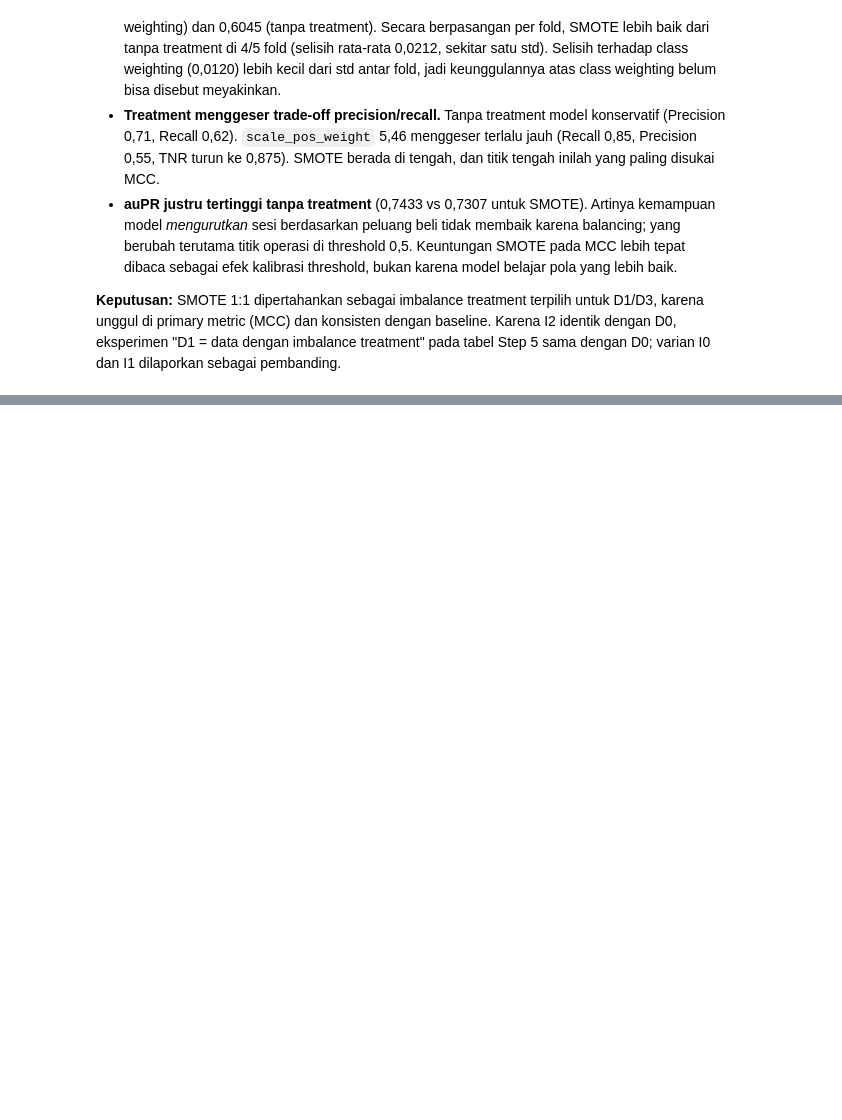
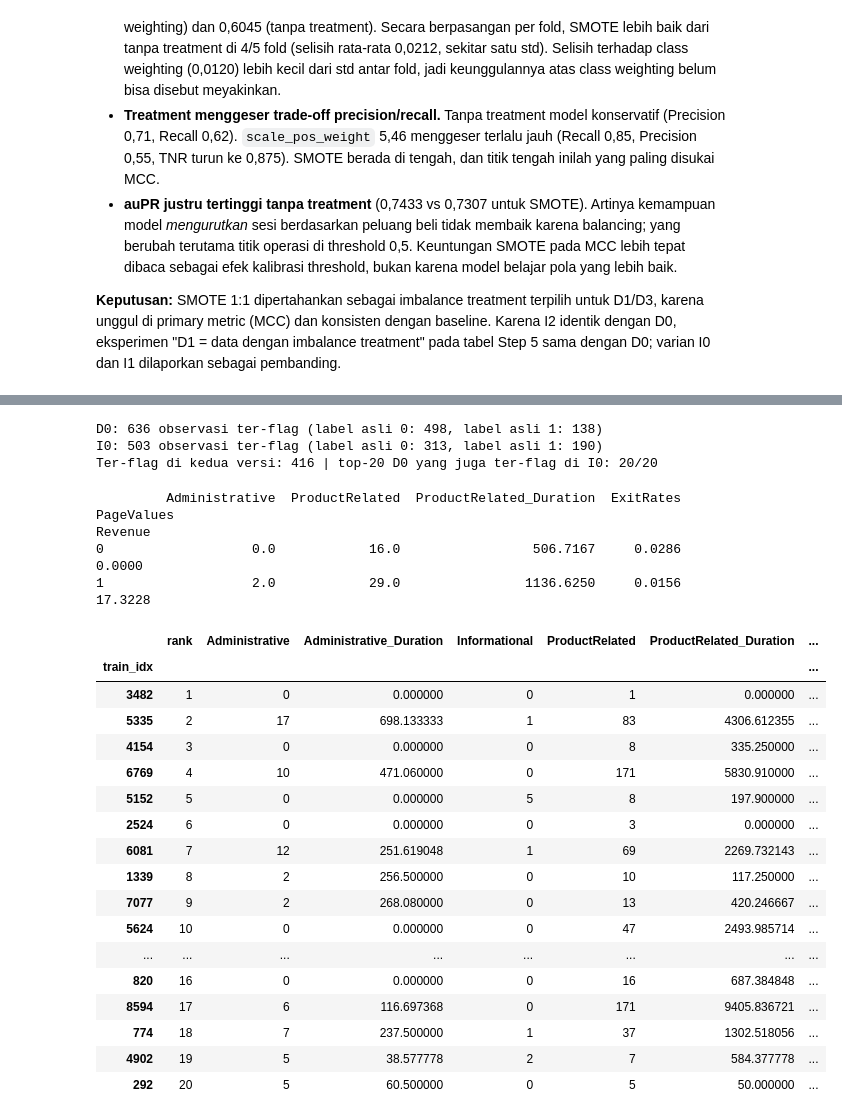
Before and after one commit to vickymahfudy/tugas-data-science, a Jupyter notebook: notebooks/07_data_centric.ipynb, the cells around one changed output, grey strips where cells are left out. Saved outputs shown, nothing was run; the diff lists cells and outputs as text; code cells hidden in the pictures; blank space fills up the shorter version.

Commit message:
Tugas 4 Step 4: Cleanlab label review top-20 (11 keep, 2 remove, 7 unresolved)

```diff
--- a/notebooks/07_data_centric.ipynb
+++ b/notebooks/07_data_centric.ipynb
@@ -309,0 +322,64 @@ imbalance treatment" pada tabel Step 5 sama dengan D0; varian I0 dan I1 dilapork
+# %%
+from sklearn.model_selection import cross_val_predict
+from cleanlab.filter import find_label_issues
+from cleanlab.rank import get_label_quality_scores
+
+yv = y.values
+pp = {name: cross_val_predict(build_pipeline(xgb, use_smote=s), X, y, cv=get_cv(), method='predict_proba')
+      for name, s in [('D0', True), ('I0', False)]}
+
+issues_idx, quality = {}, {}
+for name, p in pp.items():
+    issues_idx[name] = find_label_issues(yv, p, return_indices_ranked_by='self_confidence', n_jobs=1)
+    quality[name] = get_label_quality_scores(yv, p)
+    flagged = issues_idx[name]
+    print(f'{name}: {len(flagged)} observasi ter-flag '
+          f'(label asli 0: {(yv[flagged] == 0).sum()}, label asli 1: {(yv[flagged] == 1).sum()})')
+
+both = set(issues_idx['D0']) & set(issues_idx['I0'])
+top20 = issues_idx['D0'][:20]
+print(f'Ter-flag di kedua versi: {len(both)} | top-20 D0 yang juga ter-flag di I0: {sum(i in both for i in top20)}/20')
+# %% [output]
+D0: 636 observasi ter-flag (label asli 0: 498, label asli 1: 138)
+I0: 503 observasi ter-flag (label asli 0: 313, label asli 1: 190)
+Ter-flag di kedua versi: 416 | top-20 D0 yang juga ter-flag di I0: 20/20
+# %%
+# Profil pembanding: median sesi pembeli vs non-pembeli di data train
+prof_cols = ['Administrative', 'ProductRelated', 'ProductRelated_Duration', 'ExitRates', 'PageValues']
+print(d.groupby('Revenue')[prof_cols].median().round(4))
+
+show_cols = ['Administrative', 'Administrative_Duration', 'Informational', 'ProductRelated',
+             'ProductRelated_Duration', 'BounceRates', 'ExitRates', 'PageValues', 'Month',
+             'VisitorType', 'TrafficType', 'Browser', 'OperatingSystems']
+review = d.loc[top20, show_cols + ['Revenue']].copy()
+review.insert(0, 'rank', range(1, 21))
+review['oof_p1_D0'] = pp['D0'][top20, 1].round(3)
+review['oof_p1_I0'] = pp['I0'][top20, 1].round(3)
+review['pred_D0'] = (review['oof_p1_D0'] >= 0.5).astype(int)
+review['quality_D0'] = quality['D0'][top20].round(4)
+review['flag_I0'] = [i in both for i in top20]
+review.index.name = 'train_idx'
+review
+# %% [output]
+         Administrative  ProductRelated  ProductRelated_Duration  ExitRates  PageValues
+Revenue
+0                   0.0            16.0                 506.7167     0.0286      0.0000
+1                   2.0            29.0                1136.6250     0.0156     17.3228
+|  | rank | Administrative | Administrative_Duration | Informational | ProductRelated | ProductRelated_Duration | ... |
+| train_idx |  |  |  |  |  |  | ... |
+| 3482 | 1 | 0 | 0.000000 | 0 | 1 | 0.000000 | ... |
+| 5335 | 2 | 17 | 698.133333 | 1 | 83 | 4306.612355 | ... |
+| 4154 | 3 | 0 | 0.000000 | 0 | 8 | 335.250000 | ... |
+| 6769 | 4 | 10 | 471.060000 | 0 | 171 | 5830.910000 | ... |
+| 5152 | 5 | 0 | 0.000000 | 5 | 8 | 197.900000 | ... |
+| 2524 | 6 | 0 | 0.000000 | 0 | 3 | 0.000000 | ... |
+| 6081 | 7 | 12 | 251.619048 | 1 | 69 | 2269.732143 | ... |
+| 1339 | 8 | 2 | 256.500000 | 0 | 10 | 117.250000 | ... |
+| 7077 | 9 | 2 | 268.080000 | 0 | 13 | 420.246667 | ... |
+| 5624 | 10 | 0 | 0.000000 | 0 | 47 | 2493.985714 | ... |
+| ... | ... | ... | ... | ... | ... | ... | ... |
+| 820 | 16 | 0 | 0.000000 | 0 | 16 | 687.384848 | ... |
+| 8594 | 17 | 6 | 116.697368 | 0 | 171 | 9405.836721 | ... |
+| 774 | 18 | 7 | 237.500000 | 1 | 37 | 1302.518056 | ... |
+| 4902 | 19 | 5 | 38.577778 | 2 | 7 | 584.377778 | ... |
+| 292 | 20 | 5 | 60.500000 | 0 | 5 | 50.000000 | ... |
```
Also changed, not shown: parts of 5 cells of this notebook, 2 other files.
